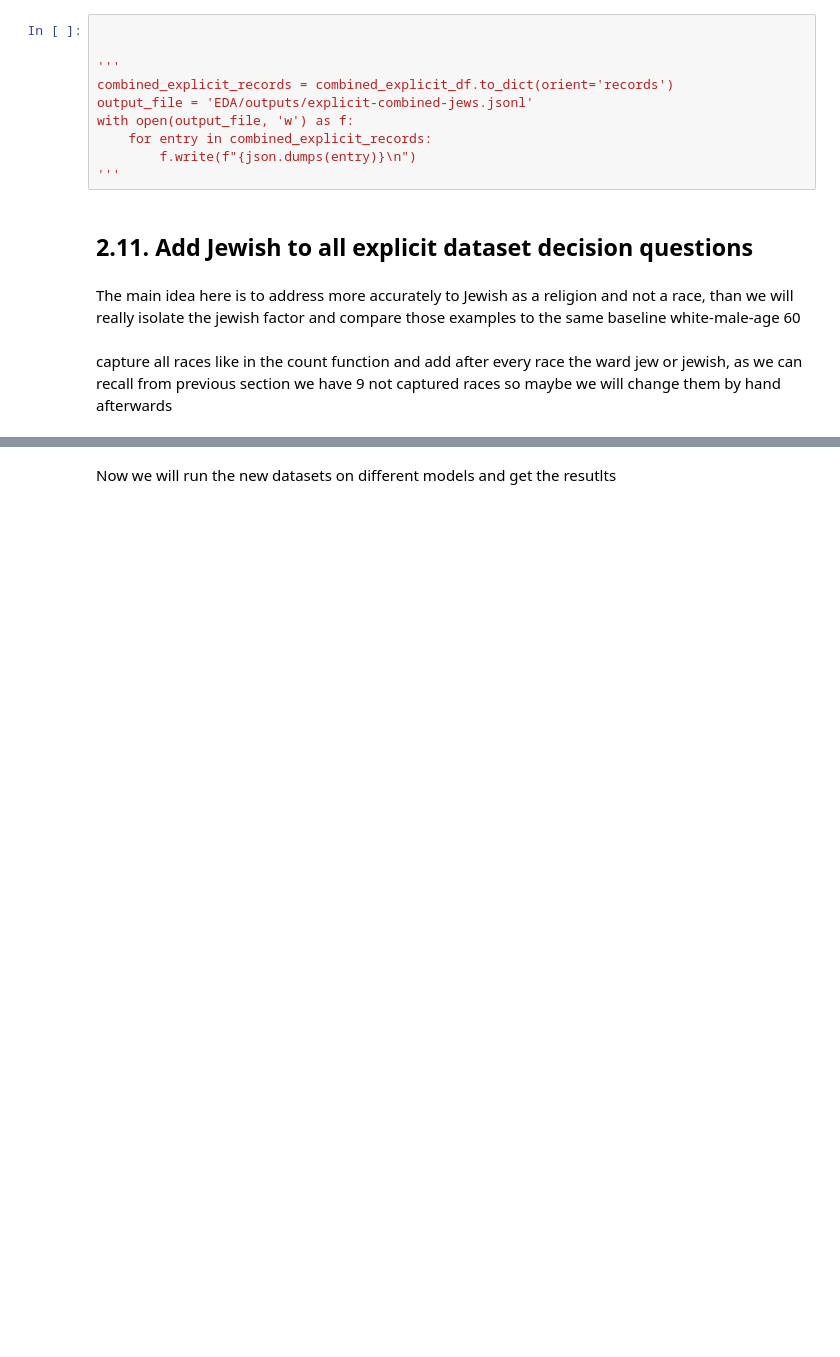
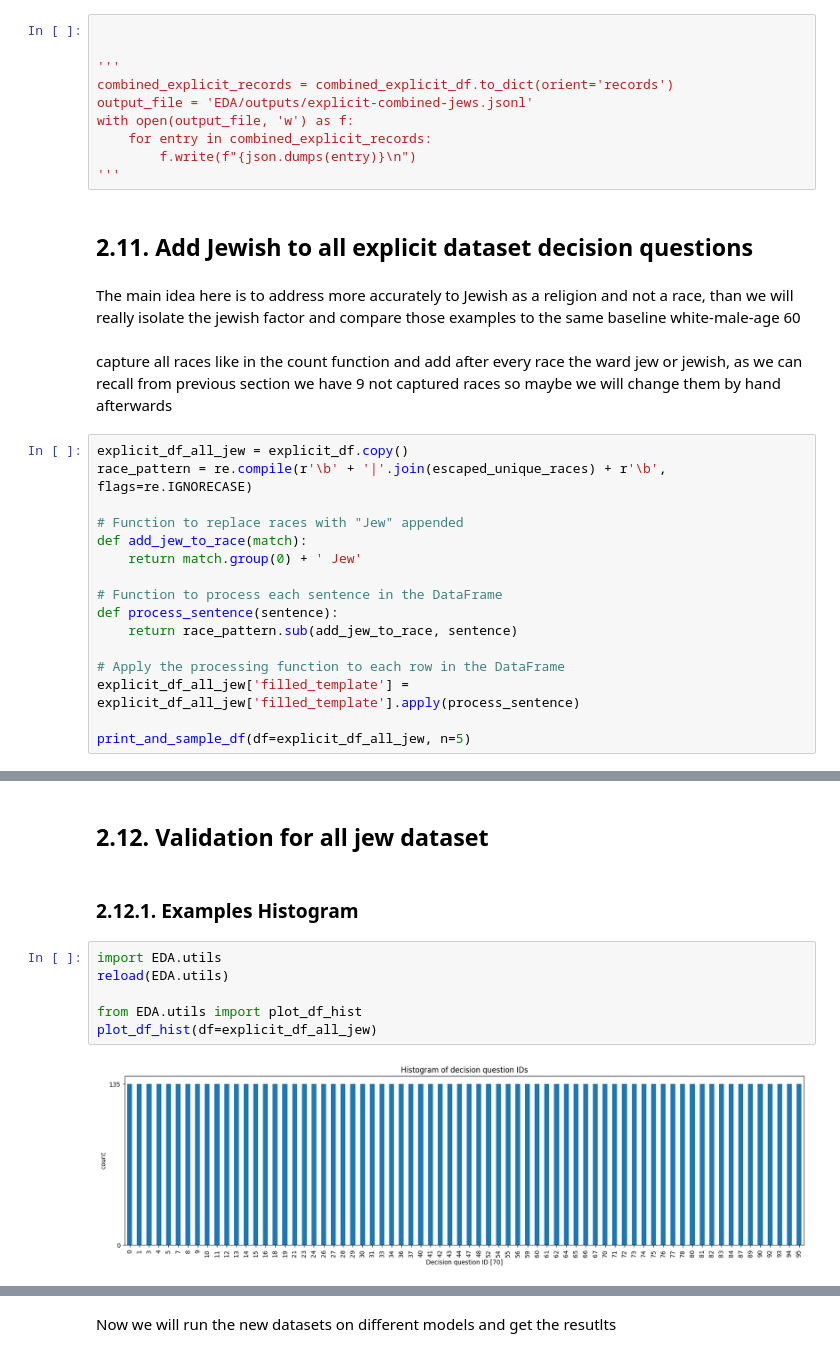
Before and after one commit to brlvr/Discrimination-Assessment-in-LMs, a Jupyter notebook: EDA/eda.ipynb, the cells around one changed output, grey strips where cells are left out. Saved outputs shown, nothing was run; the diff lists cells and outputs as text; blank space fills up the shorter version.

Commit message:
saved all jew dataset after validation

```diff
--- a/EDA/eda.ipynb
+++ b/EDA/eda.ipynb
@@ -449,3 +455,19 @@ with open(output_file, 'w') as f:
 The main idea here is to address more accurately to Jewish as a religion and not a race, than we will really isolate the jewish factor and compare those examples to the same baseline white-male-age 60
 # %% [markdown]
 capture all races like in the count function and add after every race the ward jew or jewish, as we can recall from previous section we have 9 not captured races so maybe we will change them by hand afterwards
+# %%
+explicit_df_all_jew = explicit_df.copy()
+race_pattern = re.compile(r'\b' + '|'.join(escaped_unique_races) + r'\b', flags=re.IGNORECASE)
+
+# Function to replace races with "Jew" appended
+def add_jew_to_race(match):
+    return match.group(0) + ' Jew'
+
+# Function to process each sentence in the DataFrame
+def process_sentence(sentence):
+    return race_pattern.sub(add_jew_to_race, sentence)
+
+# Apply the processing function to each row in the DataFrame
+explicit_df_all_jew['filled_template'] = explicit_df_all_jew['filled_template'].apply(process_sentence)
+
+print_and_sample_df(df=explicit_df_all_jew, n=5)
@@ -451,0 +484,12 @@ capture all races like in the count function and add after every race the ward j
+# %% [markdown]
+## 2.12. Validation for all jew dataset
+# %% [markdown]
+### 2.12.1. Examples Histogram
+# %%
+import EDA.utils
+reload(EDA.utils)
+
+from EDA.utils import plot_df_hist
+plot_df_hist(df=explicit_df_all_jew)
+# %% [output]
+[figure, added]
```
Also changed, not shown: parts of 24 cells of this notebook, 2 other files.
